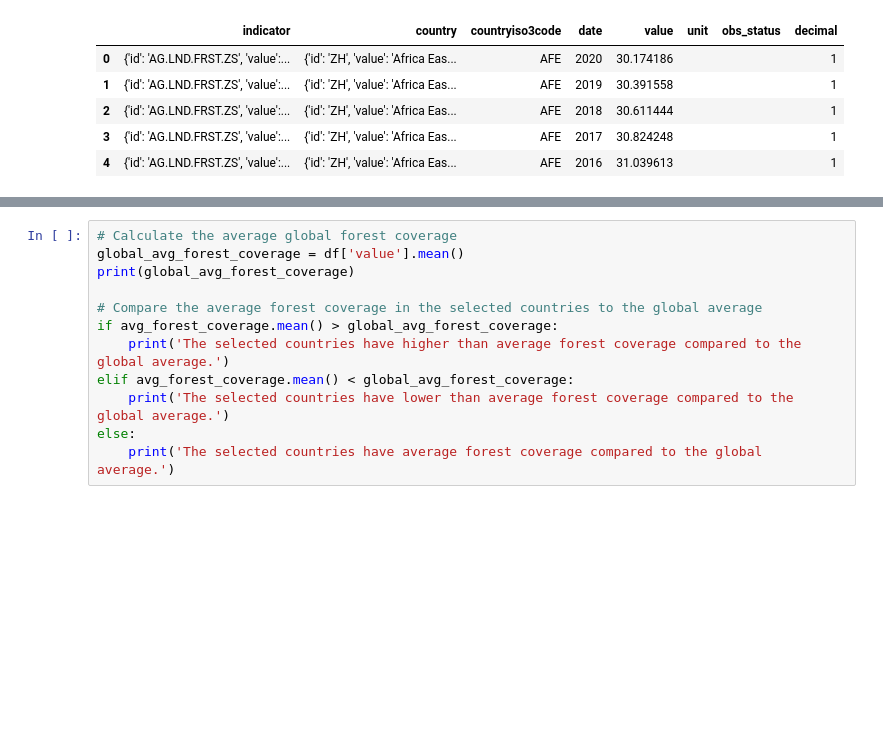
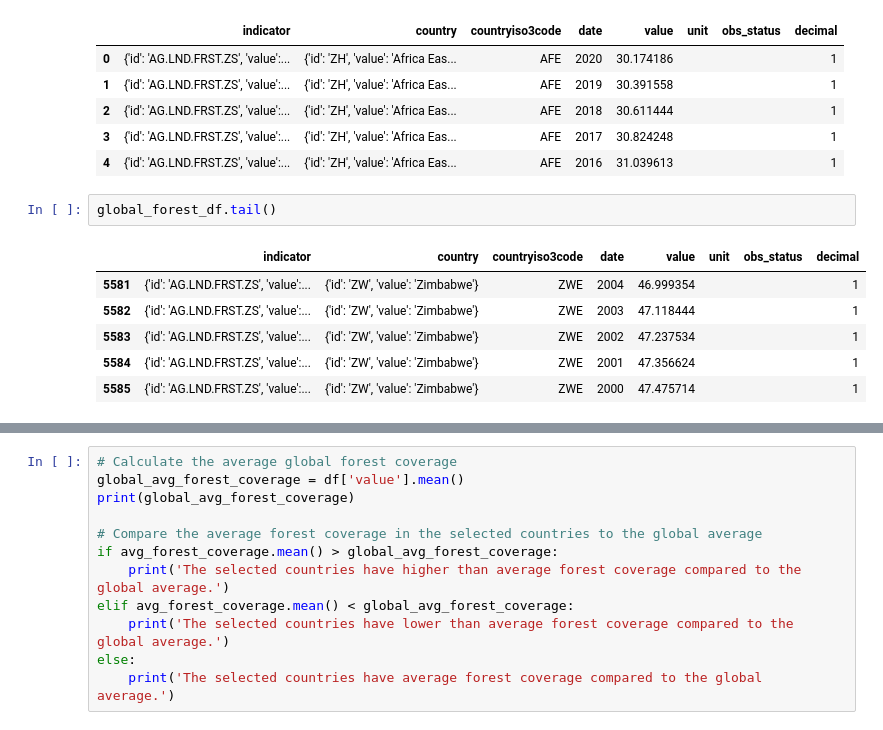
Before and after one commit to BoSuto/Specialist-Certificate-in-Data-Analytics-Essential-Jan-2023, a Jupyter notebook: Project_May_2023.ipynb, the cells around one changed output, grey strips where cells are left out. Saved outputs shown, nothing was run; the diff lists cells and outputs as text; blank space fills up the shorter version.

```diff
--- a/Project_May_2023.ipynb
+++ b/Project_May_2023.ipynb
@@ -135,3 +141,12 @@ global_forest_df.head()
 | 2 | {'id': 'AG.LND.FRST.ZS', 'value':... | {'id': 'ZH', 'value': 'Africa Eas... | AFE | 2018 | 30.611444 |  |  | 1 |
 | 3 | {'id': 'AG.LND.FRST.ZS', 'value':... | {'id': 'ZH', 'value': 'Africa Eas... | AFE | 2017 | 30.824248 |  |  | 1 |
 | 4 | {'id': 'AG.LND.FRST.ZS', 'value':... | {'id': 'ZH', 'value': 'Africa Eas... | AFE | 2016 | 31.039613 |  |  | 1 |
+# %%
+global_forest_df.tail()
+# %% [output]
+|  | indicator | country | countryiso3code | date | value | unit | obs_status | decimal |
+| 5581 | {'id': 'AG.LND.FRST.ZS', 'value':... | {'id': 'ZW', 'value': 'Zimbabwe'} | ZWE | 2004 | 46.999354 |  |  | 1 |
+| 5582 | {'id': 'AG.LND.FRST.ZS', 'value':... | {'id': 'ZW', 'value': 'Zimbabwe'} | ZWE | 2003 | 47.118444 |  |  | 1 |
+| 5583 | {'id': 'AG.LND.FRST.ZS', 'value':... | {'id': 'ZW', 'value': 'Zimbabwe'} | ZWE | 2002 | 47.237534 |  |  | 1 |
+| 5584 | {'id': 'AG.LND.FRST.ZS', 'value':... | {'id': 'ZW', 'value': 'Zimbabwe'} | ZWE | 2001 | 47.356624 |  |  | 1 |
+| 5585 | {'id': 'AG.LND.FRST.ZS', 'value':... | {'id': 'ZW', 'value': 'Zimbabwe'} | ZWE | 2000 | 47.475714 |  |  | 1 |
```
Also changed, not shown: parts of 33 cells of this notebook.
